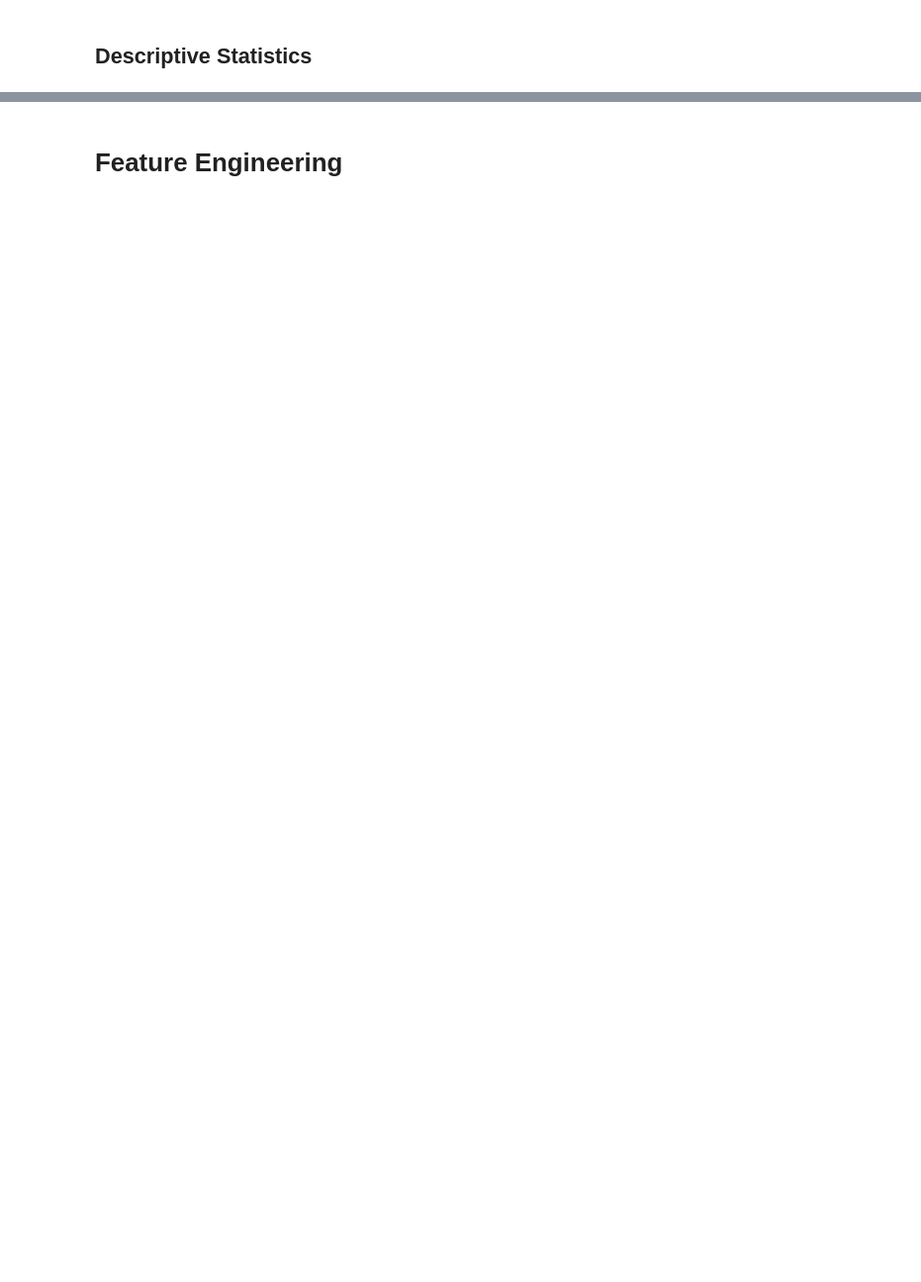
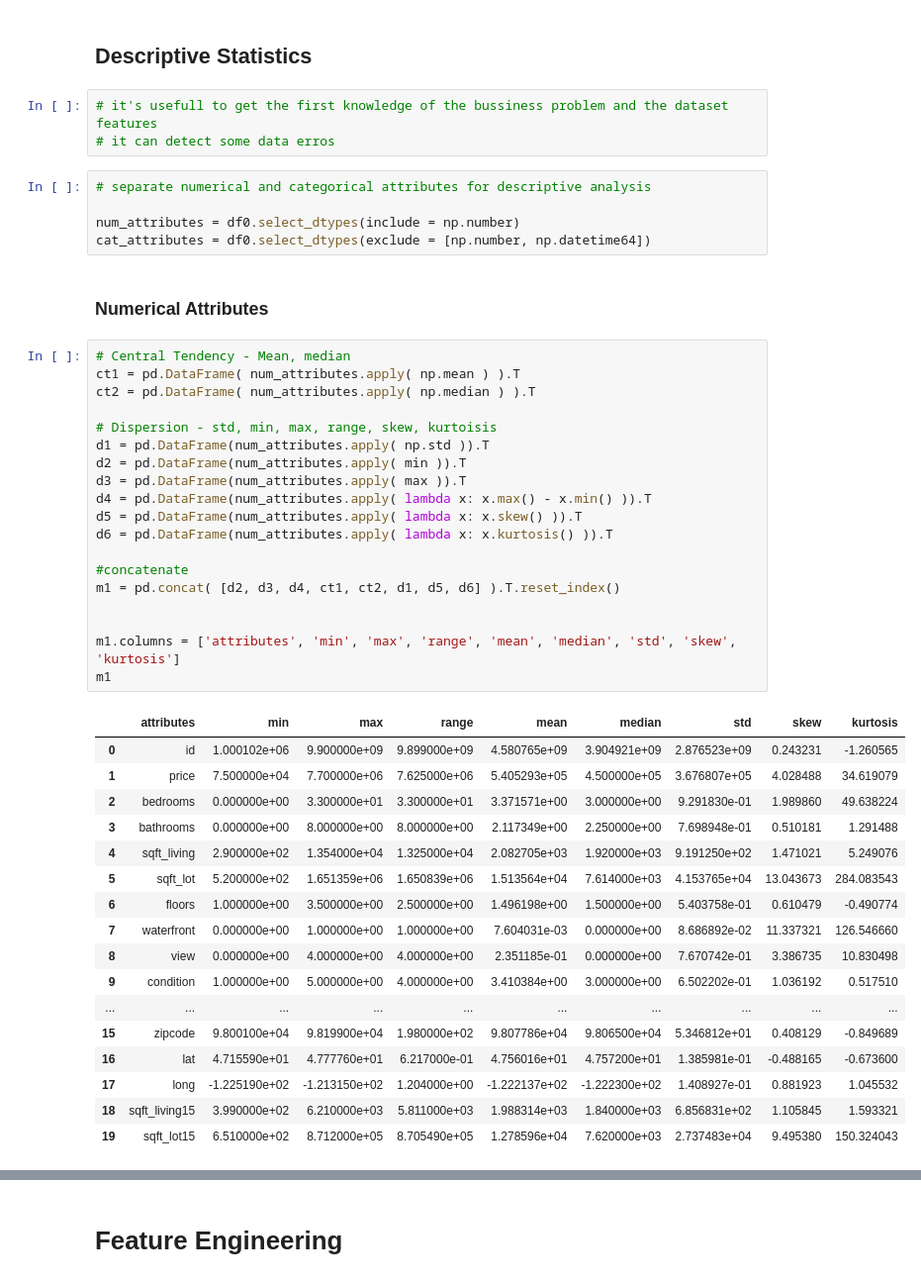
Before and after one commit to marxcerqueira/analytics-streamlit-dashboard, a Jupyter notebook: kc-house-eda.ipynb, the cells around one changed output, grey strips where cells are left out. Shown: that part at 99% size. Drawn from its saved outputs; the diff is of its cells as text; blank space fills up the shorter version.

```diff
--- a/kc-house-eda.ipynb
+++ b/kc-house-eda.ipynb
@@ -78,2 +238,49 @@ https://www.kaggle.com/harlfoxem/housesalesprediction
 # %% [markdown]
 ## Descriptive Statistics
+# %%
+# it's usefull to get the first knowledge of the bussiness problem and the dataset features
+# it can detect some data erros
+# %%
+# separate numerical and categorical attributes for descriptive analysis
+
+num_attributes = df0.select_dtypes(include = np.number)
+cat_attributes = df0.select_dtypes(exclude = [np.number, np.datetime64])
+# %% [markdown]
+### Numerical Attributes
+# %%
+# Central Tendency - Mean, median
+ct1 = pd.DataFrame( num_attributes.apply( np.mean ) ).T
+ct2 = pd.DataFrame( num_attributes.apply( np.median ) ).T
+
+# Dispersion - std, min, max, range, skew, kurtoisis
+d1 = pd.DataFrame(num_attributes.apply( np.std )).T
+d2 = pd.DataFrame(num_attributes.apply( min )).T
+d3 = pd.DataFrame(num_attributes.apply( max )).T
+d4 = pd.DataFrame(num_attributes.apply( lambda x: x.max() - x.min() )).T
+d5 = pd.DataFrame(num_attributes.apply( lambda x: x.skew() )).T
+d6 = pd.DataFrame(num_attributes.apply( lambda x: x.kurtosis() )).T
+
+#concatenate
+m1 = pd.concat( [d2, d3, d4, ct1, ct2, d1, d5, d6] ).T.reset_index()
+
+
+m1.columns = ['attributes', 'min', 'max', 'range', 'mean', 'median', 'std', 'skew', 'kurtosis']
+m1
+# %% [output]
+|  | attributes | min | max | range | mean | median | std | skew | kurtosis |
+| 0 | id | 1.000102e+06 | 9.900000e+09 | 9.899000e+09 | 4.580765e+09 | 3.904921e+09 | 2.876523e+09 | 0.243231 | -1.260565 |
+| 1 | price | 7.500000e+04 | 7.700000e+06 | 7.625000e+06 | 5.405293e+05 | 4.500000e+05 | 3.676807e+05 | 4.028488 | 34.619079 |
+| 2 | bedrooms | 0.000000e+00 | 3.300000e+01 | 3.300000e+01 | 3.371571e+00 | 3.000000e+00 | 9.291830e-01 | 1.989860 | 49.638224 |
+| 3 | bathrooms | 0.000000e+00 | 8.000000e+00 | 8.000000e+00 | 2.117349e+00 | 2.250000e+00 | 7.698948e-01 | 0.510181 | 1.291488 |
+| 4 | sqft_living | 2.900000e+02 | 1.354000e+04 | 1.325000e+04 | 2.082705e+03 | 1.920000e+03 | 9.191250e+02 | 1.471021 | 5.249076 |
+| 5 | sqft_lot | 5.200000e+02 | 1.651359e+06 | 1.650839e+06 | 1.513564e+04 | 7.614000e+03 | 4.153765e+04 | 13.043673 | 284.083543 |
+| 6 | floors | 1.000000e+00 | 3.500000e+00 | 2.500000e+00 | 1.496198e+00 | 1.500000e+00 | 5.403758e-01 | 0.610479 | -0.490774 |
+| 7 | waterfront | 0.000000e+00 | 1.000000e+00 | 1.000000e+00 | 7.604031e-03 | 0.000000e+00 | 8.686892e-02 | 11.337321 | 126.546660 |
+| 8 | view | 0.000000e+00 | 4.000000e+00 | 4.000000e+00 | 2.351185e-01 | 0.000000e+00 | 7.670742e-01 | 3.386735 | 10.830498 |
+| 9 | condition | 1.000000e+00 | 5.000000e+00 | 4.000000e+00 | 3.410384e+00 | 3.000000e+00 | 6.502202e-01 | 1.036192 | 0.517510 |
+| ... | ... | ... | ... | ... | ... | ... | ... | ... | ... |
+| 15 | zipcode | 9.800100e+04 | 9.819900e+04 | 1.980000e+02 | 9.807786e+04 | 9.806500e+04 | 5.346812e+01 | 0.408129 | -0.849689 |
+| 16 | lat | 4.715590e+01 | 4.777760e+01 | 6.217000e-01 | 4.756016e+01 | 4.757200e+01 | 1.385981e-01 | -0.488165 | -0.673600 |
+| 17 | long | -1.225190e+02 | -1.213150e+02 | 1.204000e+00 | -1.222137e+02 | -1.222300e+02 | 1.408927e-01 | 0.881923 | 1.045532 |
+| 18 | sqft_living15 | 3.990000e+02 | 6.210000e+03 | 5.811000e+03 | 1.988314e+03 | 1.840000e+03 | 6.856831e+02 | 1.105845 | 1.593321 |
+| 19 | sqft_lot15 | 6.510000e+02 | 8.712000e+05 | 8.705490e+05 | 1.278596e+04 | 7.620000e+03 | 2.737483e+04 | 9.495380 | 150.324043 |
```
Also changed, not shown: parts of 39 cells of this notebook, 1 other file.
